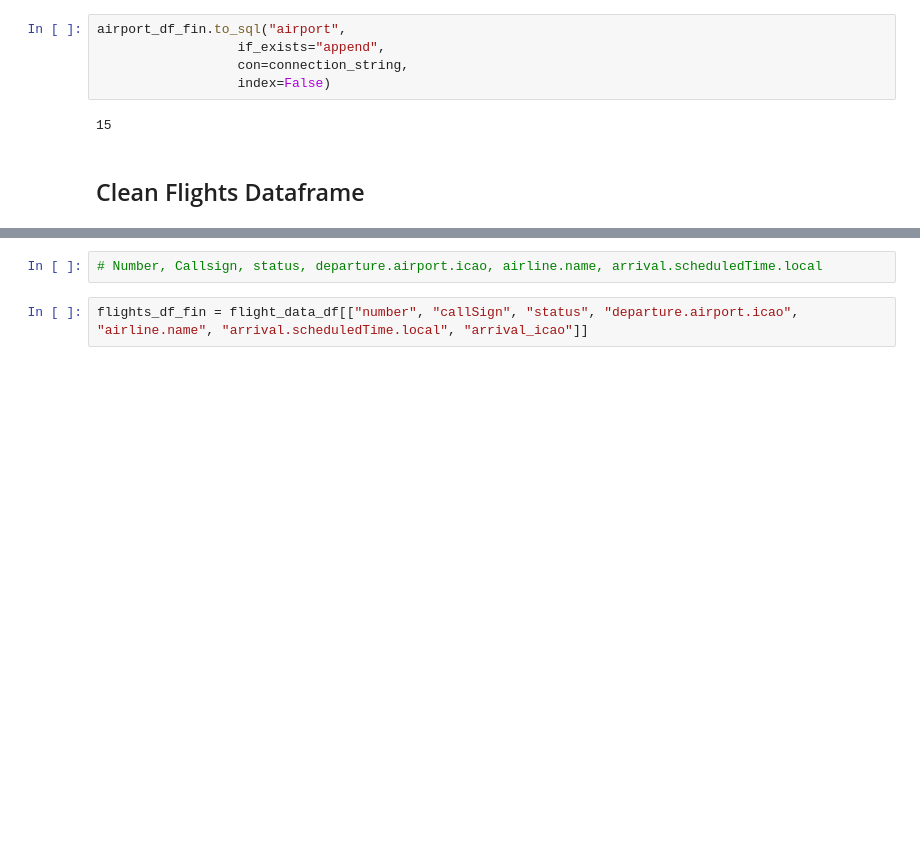
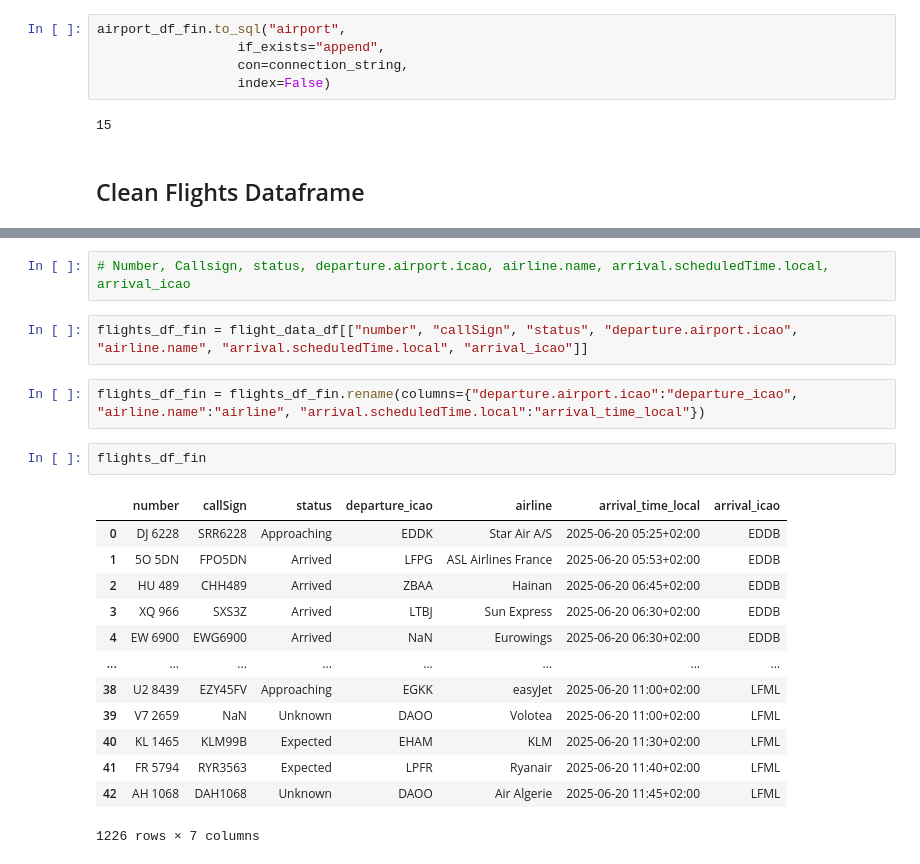
Before and after one commit to Marlen2100/Gans_Data_Collection, a Jupyter notebook: API_Flight_Data_Collection.ipynb, the cells around one changed output, grey strips where cells are left out. Drawn from its saved outputs; the diff is of its cells as text; blank space fills up the shorter version.

```diff
--- a/API_Flight_Data_Collection.ipynb
+++ b/API_Flight_Data_Collection.ipynb
@@ -204,8 +205,26 @@ dtypes: bool(1), int64(1), object(36)
 memory usage: 365.2+ KB
 # %%
-# Number, Callsign, status, departure.airport.icao, airline.name, arrival.scheduledTime.local
+# Number, Callsign, status, departure.airport.icao, airline.name, arrival.scheduledTime.local, arrival_icao
 # %%
 flights_df_fin = flight_data_df[["number", "callSign", "status", "departure.airport.icao", "airline.name", "arrival.scheduledTime.local", "arrival_icao"]]
+# %%
+flights_df_fin = flights_df_fin.rename(columns={"departure.airport.icao":"departure_icao", "airline.name":"airline", "arrival.scheduledTime.local":"arrival_time_local"})
+# %%
+flights_df_fin
+# %% [output]
+|  | number | callSign | status | departure_icao | airline | arrival_time_local | arrival_icao |
+| 0 | DJ 6228 | SRR6228 | Approaching | EDDK | Star Air A/S | 2025-06-20 05:25+02:00 | EDDB |
+| 1 | 5O 5DN | FPO5DN | Arrived | LFPG | ASL Airlines France | 2025-06-20 05:53+02:00 | EDDB |
+| 2 | HU 489 | CHH489 | Arrived | ZBAA | Hainan | 2025-06-20 06:45+02:00 | EDDB |
+| 3 | XQ 966 | SXS3Z | Arrived | LTBJ | Sun Express | 2025-06-20 06:30+02:00 | EDDB |
+| 4 | EW 6900 | EWG6900 | Arrived | NaN | Eurowings | 2025-06-20 06:30+02:00 | EDDB |
+| ... | ... | ... | ... | ... | ... | ... | ... |
+| 38 | U2 8439 | EZY45FV | Approaching | EGKK | easyJet | 2025-06-20 11:00+02:00 | LFML |
+| 39 | V7 2659 | NaN | Unknown | DAOO | Volotea | 2025-06-20 11:00+02:00 | LFML |
+| 40 | KL 1465 | KLM99B | Expected | EHAM | KLM | 2025-06-20 11:30+02:00 | LFML |
+| 41 | FR 5794 | RYR3563 | Expected | LPFR | Ryanair | 2025-06-20 11:40+02:00 | LFML |
+| 42 | AH 1068 | DAH1068 | Unknown | DAOO | Air Algerie | 2025-06-20 11:45+02:00 | LFML |
+1226 rows × 7 columns
 # %%
 flights_df_fin.to_sql("flights",
                   if_exists="append",
```
Also changed, not shown: parts of 9 cells of this notebook.
